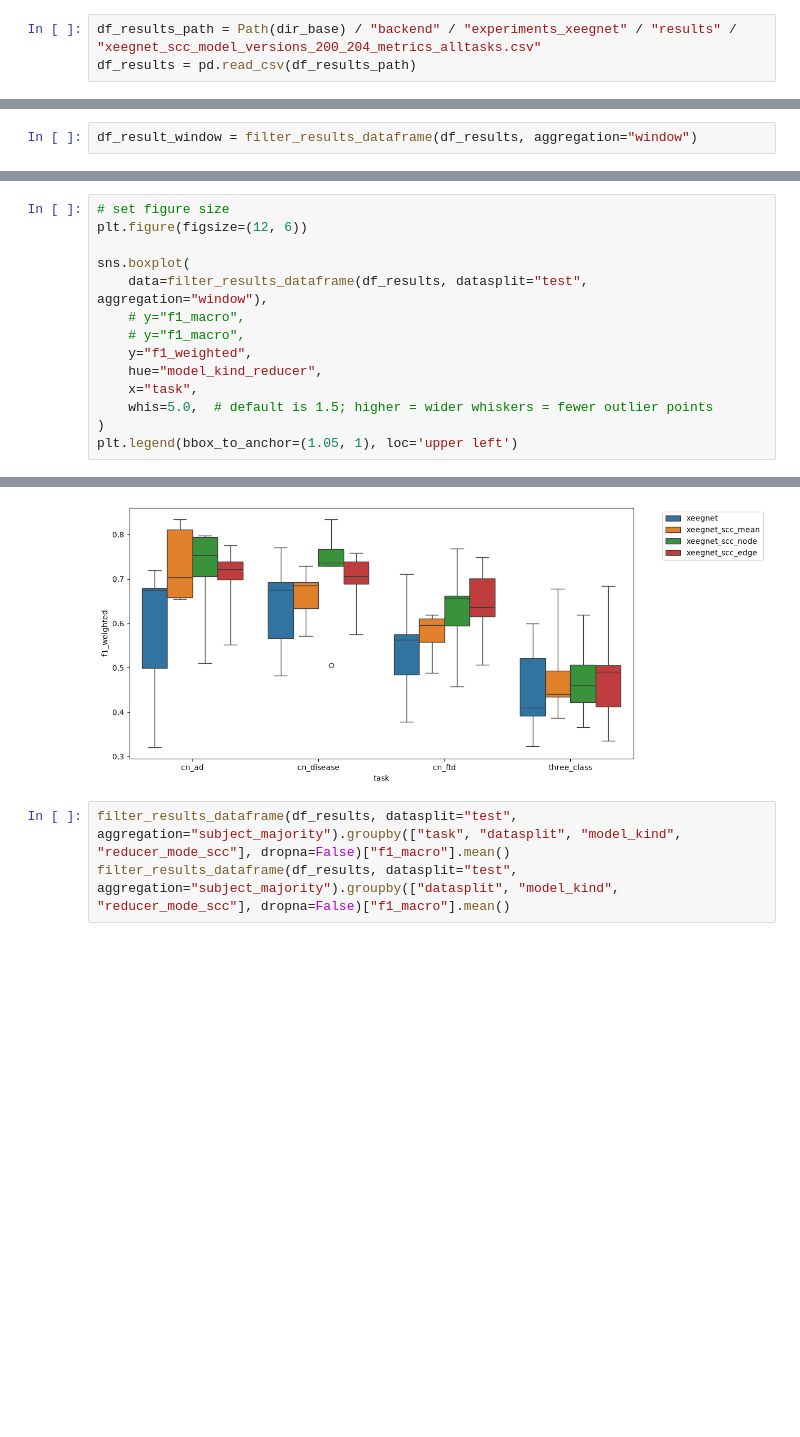
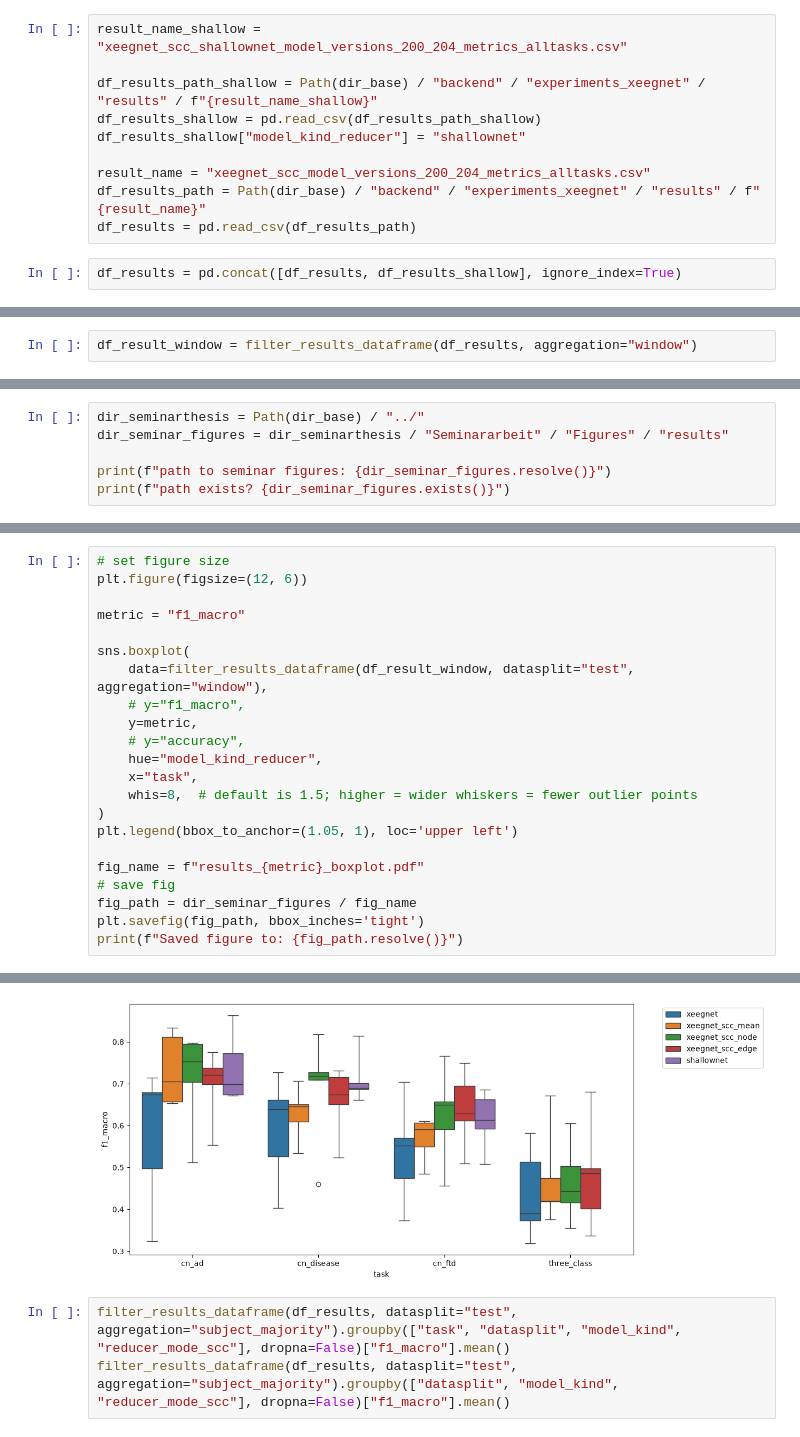
Before and after one commit to hereditary-eu/EEGlass, a Jupyter notebook: backend/experiments_xeegnet/030_evaluate_results_dual_xeegnet.ipynb, the cells around one changed output, grey strips where cells are left out. Cells and saved outputs as stored; diff of their text form; blank space fills up the shorter version.

Commit message:
three class for shallownet fixed

```diff
--- a/backend/experiments_xeegnet/030_evaluate_results_dual_xeegnet.ipynb
+++ b/backend/experiments_xeegnet/030_evaluate_results_dual_xeegnet.ipynb
@@ -62,5 +62,14 @@ df_metadata.head(2)
 | 0 | sub-001 | F | 57 | A | 16 | Alzheimer Disease Group | 1 | 1 |
 | 1 | sub-002 | F | 78 | A | 22 | Alzheimer Disease Group | 1 | 2 |
 # %%
-df_results_path = Path(dir_base) / "backend" / "experiments_xeegnet" / "results" / "xeegnet_scc_model_versions_200_204_metrics_alltasks.csv"
+result_name_shallow = "xeegnet_scc_shallownet_model_versions_200_204_metrics_alltasks.csv"
+
+df_results_path_shallow = Path(dir_base) / "backend" / "experiments_xeegnet" / "results" / f"{result_name_shallow}"
+df_results_shallow = pd.read_csv(df_results_path_shallow)
+df_results_shallow["model_kind_reducer"] = "shallownet"
+
+result_name = "xeegnet_scc_model_versions_200_204_metrics_alltasks.csv"
+df_results_path = Path(dir_base) / "backend" / "experiments_xeegnet" / "results" / f"{result_name}"
 df_results = pd.read_csv(df_results_path)
+# %%
+df_results = pd.concat([df_results, df_results_shallow], ignore_index=True)
@@ -128,0 +173,6 @@ Name: accuracy, dtype: float64
+# %%
+dir_seminarthesis = Path(dir_base) / "../"
+dir_seminar_figures = dir_seminarthesis / "Seminararbeit" / "Figures" / "results"
+
+print(f"path to seminar figures: {dir_seminar_figures.resolve()}")
+print(f"path exists? {dir_seminar_figures.exists()}")
@@ -130,14 +183,22 @@ Name: accuracy, dtype: float64
 # set figure size
 plt.figure(figsize=(12, 6))
 
+metric = "f1_macro"
+
 sns.boxplot(
-    data=filter_results_dataframe(df_results, datasplit="test", aggregation="window"),
+    data=filter_results_dataframe(df_result_window, datasplit="test", aggregation="window"),
     # y="f1_macro",
-    # y="f1_macro",
-    y="f1_weighted",
+    y=metric,
+    # y="accuracy",
     hue="model_kind_reducer",
     x="task",
-    whis=5.0,  # default is 1.5; higher = wider whiskers = fewer outlier points
+    whis=8,  # default is 1.5; higher = wider whiskers = fewer outlier points
 )
 plt.legend(bbox_to_anchor=(1.05, 1), loc='upper left')
+
+fig_name = f"results_{metric}_boxplot.pdf"
+# save fig
+fig_path = dir_seminar_figures / fig_name
+plt.savefig(fig_path, bbox_inches='tight')
+print(f"Saved figure to: {fig_path.resolve()}")
 # %% [output]
@@ -145,4 +206,4 @@ plt.legend(bbox_to_anchor=(1.05, 1), loc='upper left')
-[figure, old version]
+[figure, new version]
 # %%
 filter_results_dataframe(df_results, datasplit="test", aggregation="subject_majority").groupby(["task", "datasplit", "model_kind", "reducer_mode_scc"], dropna=False)["f1_macro"].mean()
 filter_results_dataframe(df_results, datasplit="test", aggregation="subject_majority").groupby(["datasplit", "model_kind", "reducer_mode_scc"], dropna=False)["f1_macro"].mean()
```
Also changed, not shown: parts of 9 cells of this notebook, 5 other files.
